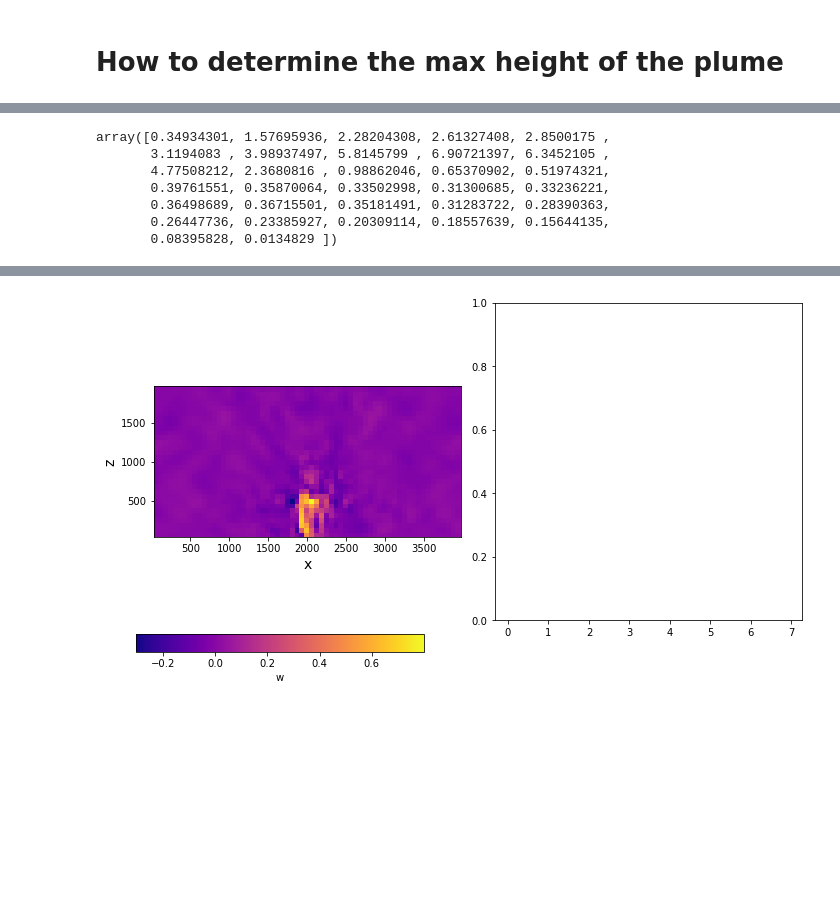
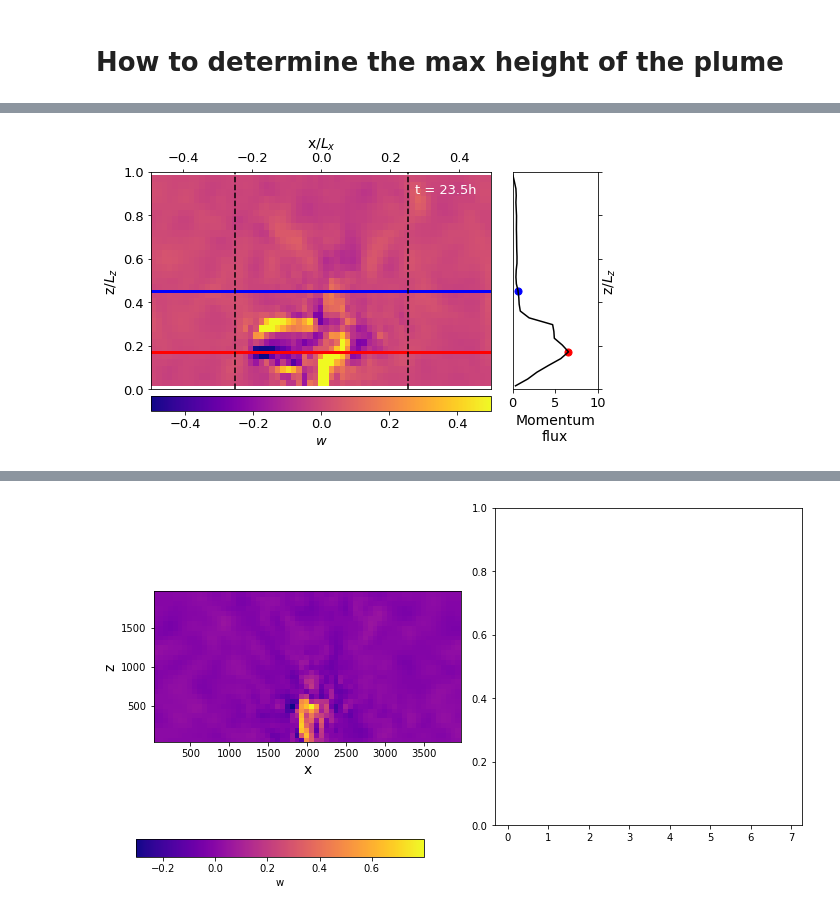
Before and after one commit to cpierard/Nyles, a Jupyter notebook: notebooks/Devenish_plot_replication.ipynb, the cells around one changed output, grey strips where cells are left out. Cells and saved outputs as stored; diff of their text form; code cells hidden in the pictures; blank space fills up the shorter version.

```diff
--- a/notebooks/Devenish_plot_replication.ipynb
+++ b/notebooks/Devenish_plot_replication.ipynb
@@ -174,15 +164,2 @@ cb = plt.colorbar(im, cax = cbaxes, orientation='horizontal', label='w')
-# %%
-variables = no_rot.read_vars(['x', 'y', 'z', 'w'])
-
-x = variables['x']/no_rot.params['Lx'] - 0.5
-y = variables['y']/no_rot.params['Ly'] - 0.5
-z = variables['z']/no_rot.params['Lz']
-
-X, Y = np.meshgrid(x, y)
-#XY, YX = np.meshgrid(x, y)
-
-r = np.sqrt(X**2 + Y**2)
-mask_1 = ma.masked_outside(r, 0, 0.2)
 # %%
-w = no_rot.read_vars('w')['w']
-w = diagnostics.velocity_interpolation(w, axis=1)
+field = no_rot.read_vars('w')['w']
@@ -218,10 +166,45 @@ masked_array(data=[--, --, --, --, --, --, --, --, --, --, --, --, --, --,
-# %%
-momentum_flux[100]
-# %% [output]
-array([0.34934301, 1.57695936, 2.28204308, 2.61327408, 2.8500175 ,
-       3.1194083 , 3.98937497, 5.8145799 , 6.90721397, 6.3452105 ,
-       4.77508212, 2.3680816 , 0.98862046, 0.65370902, 0.51974321,
-       0.39761551, 0.35870064, 0.33502998, 0.31300685, 0.33236221,
-       0.36498689, 0.36715501, 0.35181491, 0.31283722, 0.28390363,
-       0.26447736, 0.23385927, 0.20309114, 0.18557639, 0.15644135,
-       0.08395828, 0.0134829 ])
+# %%
+n = 141
+maxx = 0.5
+minn = -0.5
+Lz = 2000
+
+#field = variables['w']#/62.5
+z_plume_idx = find_z_plume(momentum_flux[n], 0.1)
+M_max_idx = find_z_plume(momentum_flux[n], 1)
+
+plt.rcParams.update({'font.size': 13})
+fig, (ax1, ax2) = plt.subplots(ncols=2,
+                             gridspec_kw = {'width_ratios':[4, 1], 'wspace': 0.1},
+                             sharey=True)
+fig.set_size_inches(8,4)
+
+im1 = ax1.pcolormesh(XZ, ZX, field[n, :, 32, :], cmap='plasma',
+                    vmin=minn, vmax=maxx)
+ax1.axhline(z[z_plume_idx]/Lz, c='blue', lw=3)
+ax1.axhline(z[M_max_idx]/Lz, c='red', lw=3)
+ax1.axvline(0.25, c='k', linestyle='--')
+ax1.axvline(-0.25, c='k', linestyle='--')
+ax1.set_xlabel('x/$L_x$', fontsize=14)
+ax1.set_ylabel('z/$L_z$', fontsize=14)
+ax1.xaxis.tick_top()
+ax1.xaxis.set_label_position('top')
+ax1.text(0.27, 0.9, f't = {no_rot.time[n]/3600:0.1f}h', color='w')
+
+ax2.plot(momentum_flux[n], z/Lz, c='k')
+ax2.scatter(momentum_flux[n, z_plume_idx], z[z_plume_idx]/Lz, c='blue', s=50)
+ax2.scatter(momentum_flux[n, M_max_idx], z[M_max_idx]/Lz, c='red', s=50)
+ax2.yaxis.tick_right()
+ax2.set_ylim(0,1)
+ax2.set_xlim(0,10)
+ax2.yaxis.set_label_position("right")
+ax2.set_xlabel('Momentum\nflux', fontsize=14) #'$\mathscr{P}$'
+ax2.set_ylabel('z/$L_z$', fontsize=14)
+
+p0 = ax1.get_position().get_points().flatten()
+p2 = ax2.get_position().get_points().flatten()
+ax_cbar = fig.add_axes([p0[0], 0.05, p0[2] - p0[0], 0.05])
+cbar = plt.colorbar(im1, cax=ax_cbar, orientation='horizontal')
+cbar.set_label('$w$')
+# %% [output]
+[figure, added]
```
Also changed, not shown: parts of 14 cells of this notebook, 1 other file.
